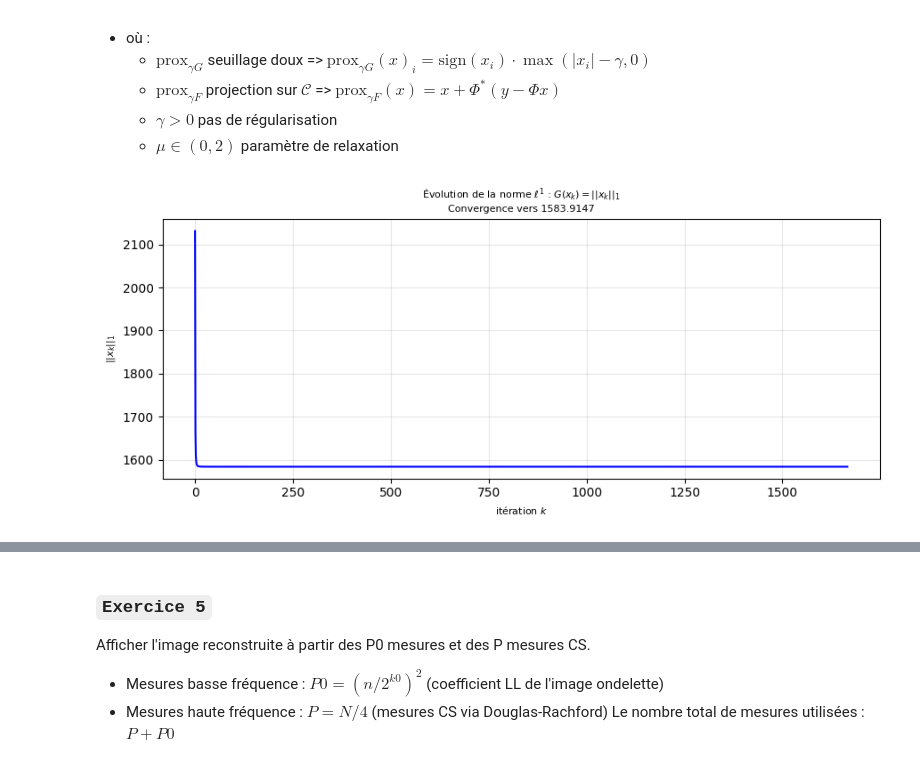
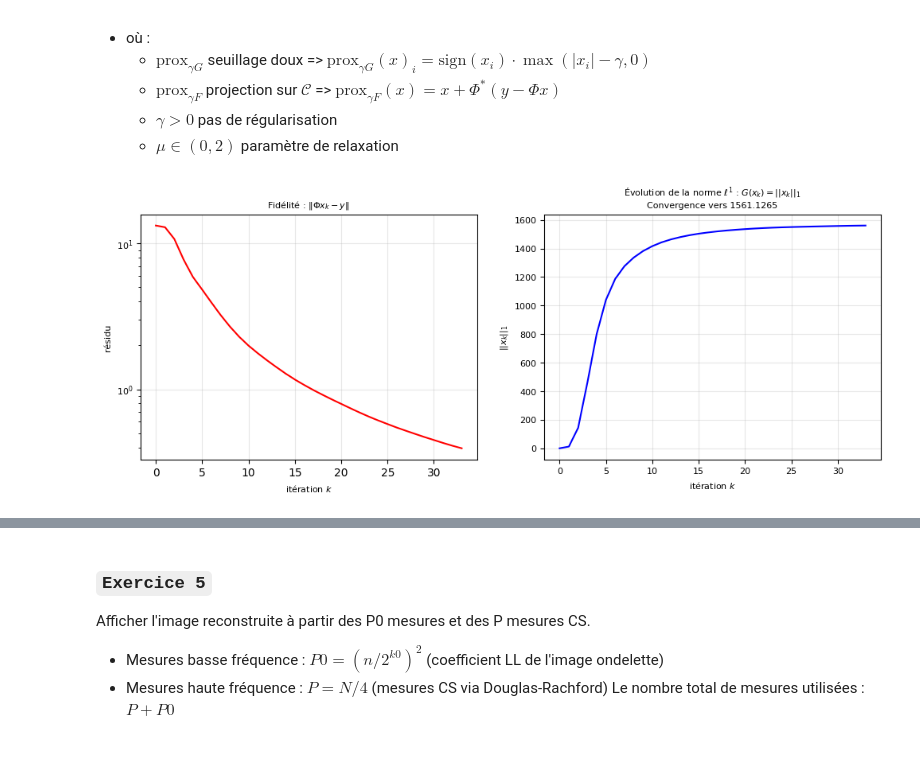
Before and after one commit to Borleo/2_M2_IAFA, a Jupyter notebook: TP_M2IAFA/TP_M2_IMGCMPT/TP23_Imagerie_Computationnelle/4_Sparsity and Redundant Representations/Compressed Sensing of Images/sparsity_2_cs_images.ipynb, the cells around one changed output, grey strips where cells are left out. Drawn from its saved outputs; the diff is of its cells as text; code cells hidden in the pictures.

```diff
--- a/TP_M2IAFA/TP_M2_IMGCMPT/TP23_Imagerie_Computationnelle/4_Sparsity and Redundant Representations/Compressed Sensing of Images/sparsity_2_cs_images.ipynb
+++ b/TP_M2IAFA/TP_M2_IMGCMPT/TP23_Imagerie_Computationnelle/4_Sparsity and Redundant Representations/Compressed Sensing of Images/sparsity_2_cs_images.ipynb
@@ -170,10 +167,7 @@ def wv2d_inverse(coeffs_arr, coeffs_slices, wavelet='db2'):
 # %% [markdown]
 `Calculer la transformée en ondelette.`
 # %%
-wavelet='db2'# 'sym8'
-k0=3
-
-coeffs_ti_2d, coeffs_arr, coeffs_slices = perform_direct_wavelet_transf(f0,k0,wavelet)# [cA_J, (cH_J,cV_J,cD_J), ..., (cH_1,cV_1,cD_1)]
+coeffs_ti_2d = direct_wavelet_transf(f0,level=3)
 # Approximation au niveau le plus grossier
 cA = coeffs_ti_2d[0]
 print(f"cA_J : {cA.shape}, len(coeffs_ti_2d[1:] : {len(coeffs_ti_2d[1:])}), len(coeffs_ti_2d) : {len(coeffs_ti_2d)}\n")
@@ -678,23 +665,41 @@ $ \begin{cases} x_{k+1} = \text{prox}_{\gamma G}(z_k) \\ z_{k+1} = z_k + \mu(\te
 # %%
 # Stocker la norme L1 à CHAQUE itération
 L1_history = []  # liste vide pour stocker les valeurs
-niter=50000
+residu_history  = []
+N = len(x0)
+niter=10000
+gamma = 4e-1
+mu = 5e-3
 # ✅
+z = np.zeros(N)
+x_tmp = np.zeros(N)
 for k in range(niter):
     x = prox_G(z,gamma)
     z = z + mu * (prox_F((2*x - z),y,sigma1,sigma2,P,N,sigma1S, sigma2S) - x)
-    if k % 30 == 0:
-       L1_history.append(np.sum(np.abs(x)))   # ← stocker G(x_k) = ||x||₁
+    x_tmp = x.copy()
+    if k % 300 == 0:
+       residu_history.append(np.linalg.norm(Phi(x, sigma1, sigma2, P) - y))
+       L1_history.append(np.sum(np.abs(x_tmp)))   # ← stocker G(x_k) = ||x||₁
 
-# Tracer l'évolution de ||x||₁
-plt.figure(figsize=(9, 4))
-plt.plot(L1_history, 'b-', linewidth=1.5)
-plt.title(f'Évolution de la norme $\\ell^1$ : $G(x_k) = ||x_k||_1$\n'
-          f'Convergence vers {L1_history[-1]:.4f}', fontsize=8)
-plt.xlabel('itération $k$', fontsize=8)
-plt.ylabel('$||x_k||_1$', fontsize=8)
-plt.grid(True, alpha=0.3)
-plt.tight_layout()
-plt.show()
+# ── Tracé ─────────────────────────────────────────────────────────────────────
+fig, axes = plt.subplots(1, 2, figsize=(12, 4))
+# Fidélité aux mesures
+axes[0].plot(residu_history, 'r-', linewidth=1.5)
+axes[0].set_title(r'Fidélité : $\|\Phi x_k - y\|$', fontsize=8)
+axes[0].set_xlabel('itération $k$', fontsize=8)
+axes[0].set_ylabel('résidu', fontsize=8)
+axes[1].tick_params(axis='x', labelsize=8)  # abscisse
+axes[0].tick_params(axis='y', labelsize=8)  # ordonnée
+axes[0].set_yscale('log')
+axes[0].grid(True, alpha=0.3)
+
+# Parcimonie
+axes[1].plot(L1_history, 'b-', linewidth=1.5)
+axes[1].set_title(f'Évolution de la norme $\\ell^1$ : $G(x_k) = ||x_k||_1$\n' f'Convergence vers {L1_history[-1]:.4f}', fontsize=8)
+axes[1].set_xlabel('itération $k$', fontsize=8)
+axes[1].set_ylabel(r'$||x_k||_1$', fontsize=8)
+axes[1].tick_params(axis='x', labelsize=8)  # abscisse
+axes[1].tick_params(axis='y', labelsize=8)  # ordonnée
+axes[1].grid(True, alpha=0.3)
 # %% [output]
-[figure, old version]
+[figure, new version]
```
Also changed, not shown: parts of 70 cells of this notebook, 1 other file.
